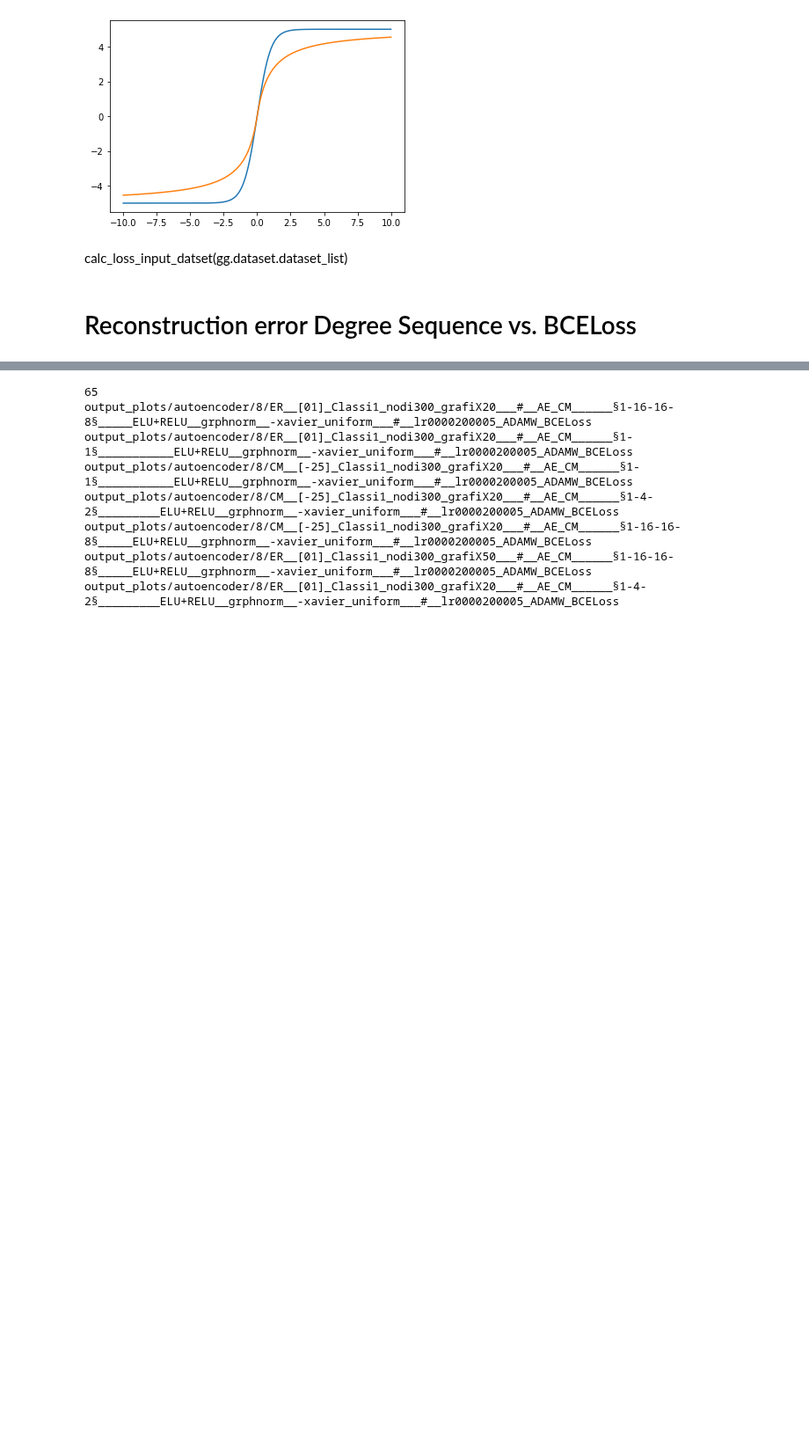
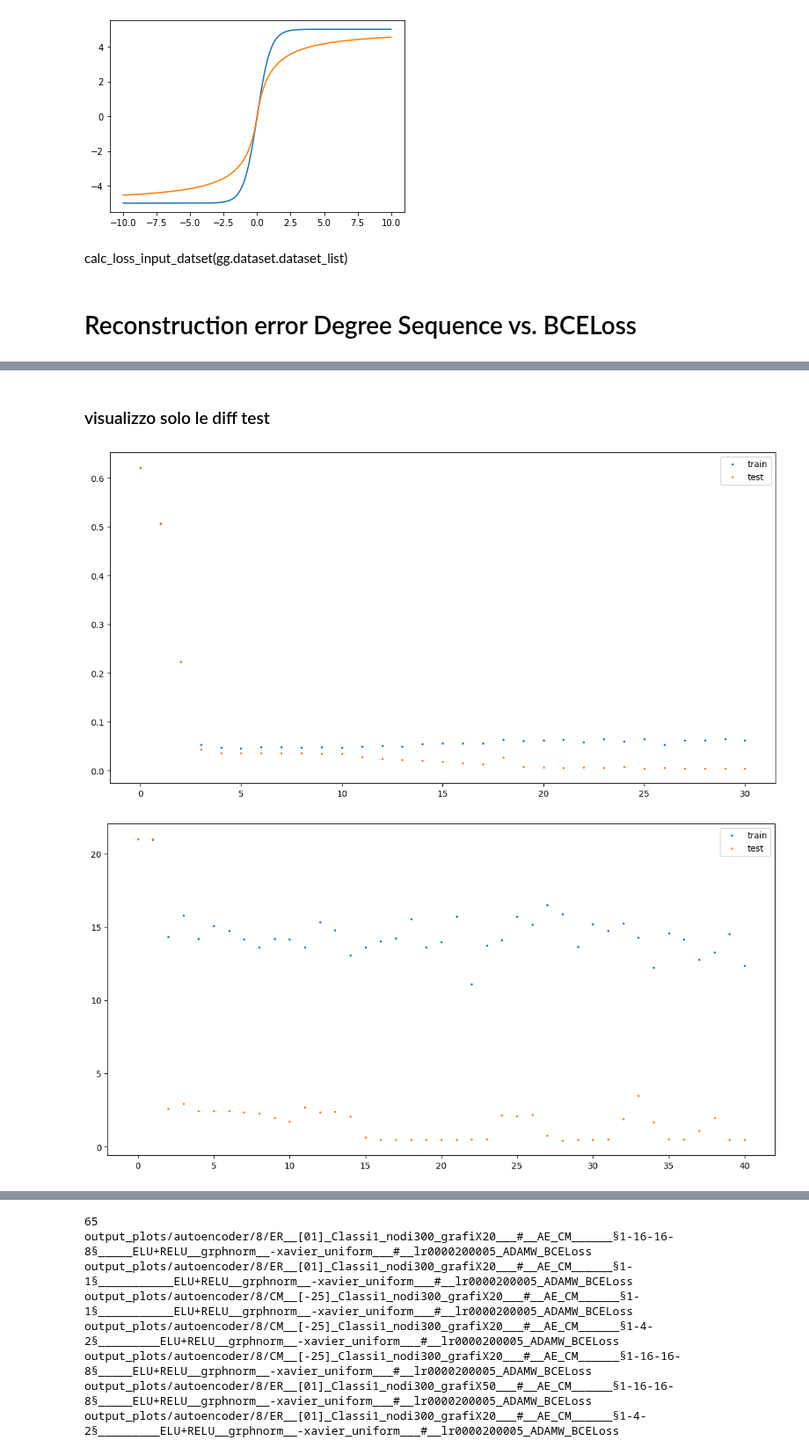
Before and after one commit to dandarm/Embednet, a Jupyter notebook: Pod_Autoencoder.ipynb, the cells around one changed output, grey strips where cells are left out. Shown at 88% size. Cells and saved outputs as stored; diff of their text form; code cells hidden in the pictures; blank space fills up the shorter version.

```diff
--- a/Pod_Autoencoder.ipynb
+++ b/Pod_Autoencoder.ipynb
@@ -1144,0 +1143,25 @@ corresponding_loss_test, diff_deg_seq_test, corresponding_loss_train, diff_deg_s
+# %% [markdown]
+### visualizzo solo le diff test
+# %%
+plt.figure()
+for loss_test, diff_test, loss_train, diff_train, ref_loss in results:
+    #plt.scatter(loss_test - ref_loss, diff_test, label='Test', marker='.')
+    #plt.scatter(loss_train - ref_loss, diff_train, label='Train', marker='^')
+    #print(len(loss_test + loss_train), len(diff_test + diff_train))
+    x = loss_test + loss_train - ref_loss
+    y = np.array(diff_test)+np.array(diff_train)
+    if np.all(np.isfinite(x)) and np.all(np.isfinite(y)):
+        plt.plot(diff_train, '.', markersize=3 , label='train')
+        plt.plot(diff_test, '.', markersize=3, label='test' )
+        plt.legend()
+        plt.show()
+
+plt.xlabel('Loss')
+plt.ylabel('Diff')
+#plt.legend()
+plt.ylim(-2,100)
+#plt.xlim(0.15,0.25)
+plt.show()
+# %% [output]
+[figure, added]
+[figure, added]
```
Also changed, not shown: parts of 22 cells of this notebook, 15 other files.
